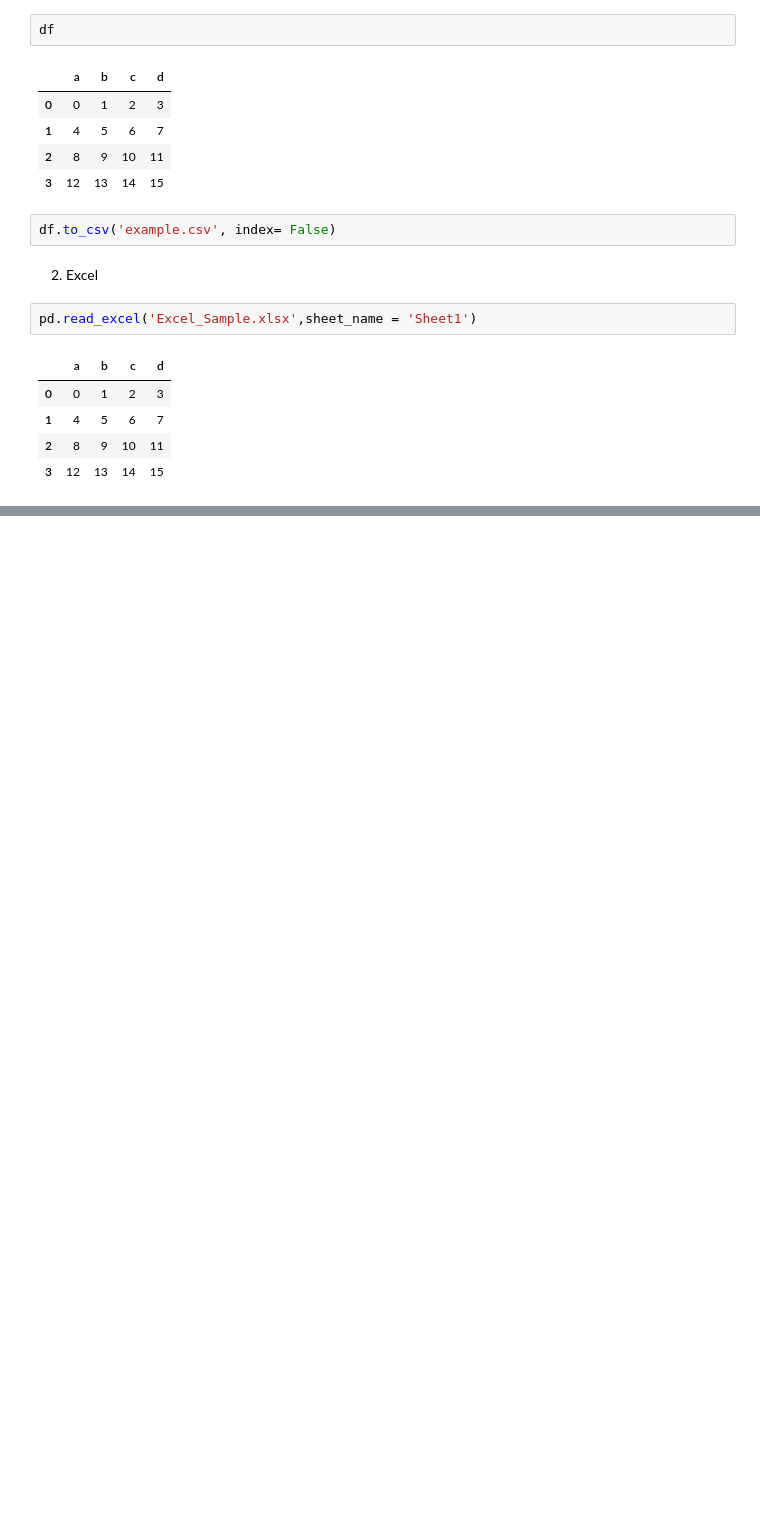
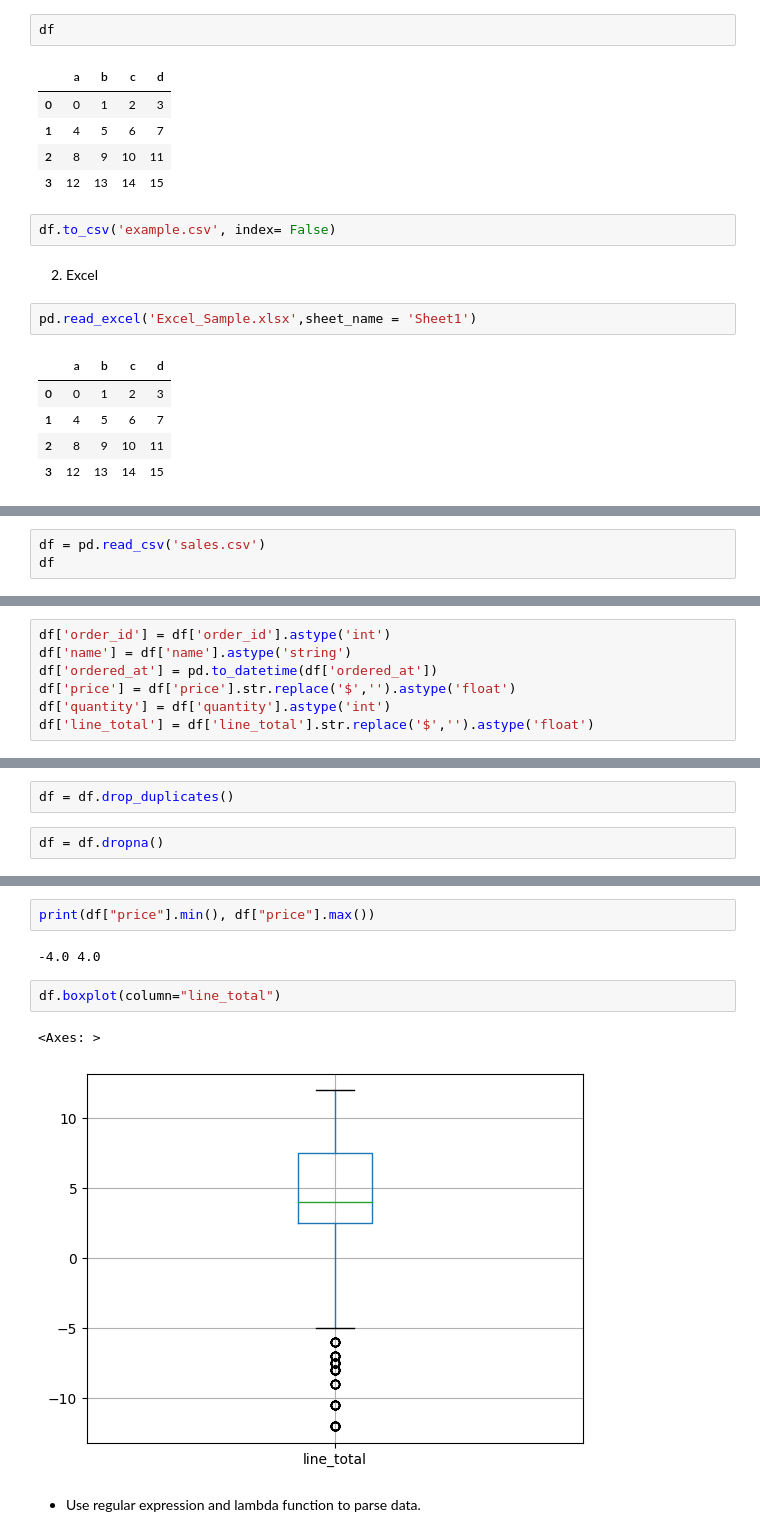
Before and after one commit to BuiThiThuyNgoc/MKTG5883, a Jupyter notebook: week2/lab2.ipynb, the cells around one changed output, grey strips where cells are left out. Cells and saved outputs as stored; diff of their text form; blank space fills up the shorter version.

```diff
--- a/week2/lab2.ipynb
+++ b/week2/lab2.ipynb
@@ -1082,0 +1091,3 @@ pd.read_excel('Excel_Sample.xlsx',sheet_name = 'Sheet1')
+# %%
+df = pd.read_csv('sales.csv')
+df
@@ -1082,0 +1108,7 @@ pd.read_excel('Excel_Sample.xlsx',sheet_name = 'Sheet1')
+# %%
+df['order_id'] = df['order_id'].astype('int')
+df['name'] = df['name'].astype('string')
+df['ordered_at'] = pd.to_datetime(df['ordered_at'])
+df['price'] = df['price'].str.replace('$','').astype('float')
+df['quantity'] = df['quantity'].astype('int')
+df['line_total'] = df['line_total'].str.replace('$','').astype('float')
@@ -1082,0 +1134,4 @@ pd.read_excel('Excel_Sample.xlsx',sheet_name = 'Sheet1')
+# %%
+df = df.drop_duplicates()
+# %%
+df = df.dropna()
@@ -1082,0 +1204,11 @@ pd.read_excel('Excel_Sample.xlsx',sheet_name = 'Sheet1')
+# %%
+print(df["price"].min(), df["price"].max())
+# %% [output]
+-4.0 4.0
+# %%
+df.boxplot(column="line_total")
+# %% [output]
+<Axes: >
+[figure, added]
+# %% [markdown]
+- Use regular expression and lambda function to parse data.
```
Also changed, not shown: parts of 34 cells of this notebook.
